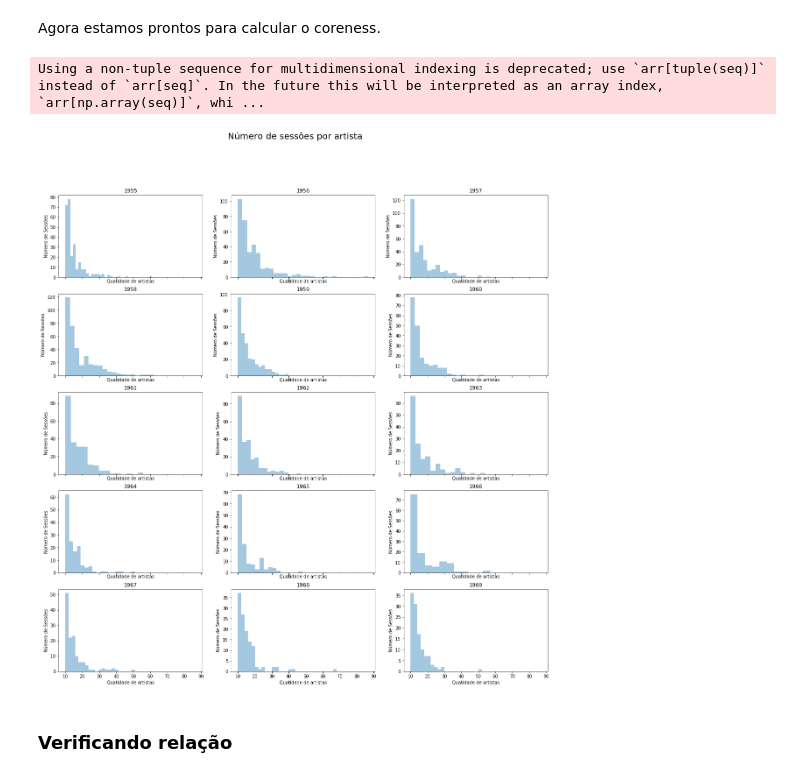
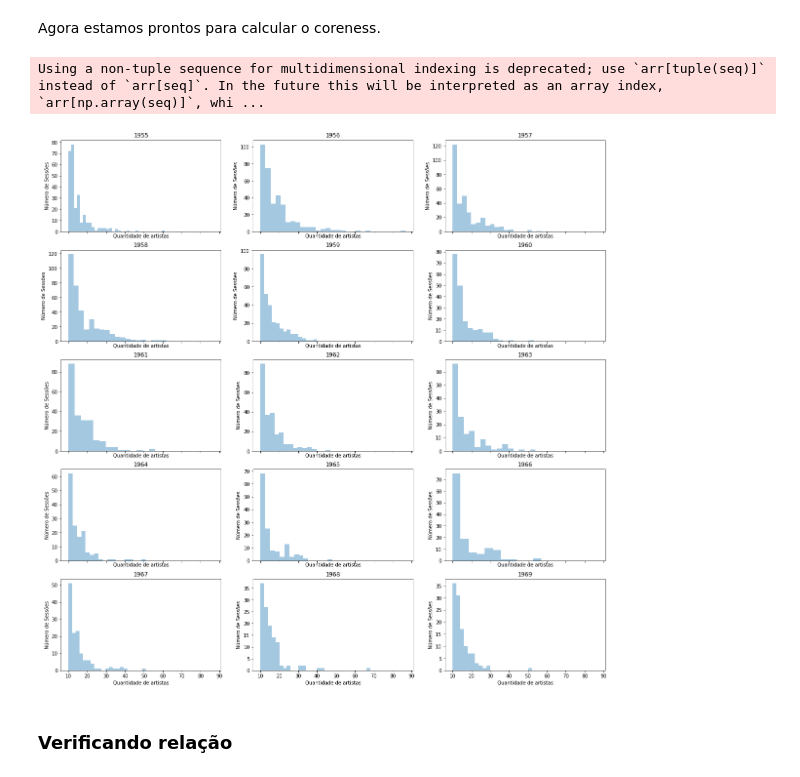
Before and after one commit to martimfj/redesoc-2018, a Jupyter notebook: Encontro08/material.ipynb, the cells around one changed output. Cells and saved outputs as stored; diff of their text form; code cells hidden in the pictures.

```diff
--- a/Encontro08/material.ipynb
+++ b/Encontro08/material.ipynb
@@ -114,7 +114,7 @@ def remove_less10(graph):
 def plot_hist(graph, pos, name):
     sns.distplot([graph.nodes[n]['sessions'] for n in graph.nodes], kde=False, ax=axes[pos[0], pos[1]])
     axes[pos[0], pos[1]].set_title(name)
-    axes[pos[0], pos[1]].set(xlabel='Quatidade de artistas', ylabel='Número de Sessões')
+    axes[pos[0], pos[1]].set(xlabel='Quantidade de artistas', ylabel='Número de Sessões')
 
 
 def make_list(graphs, attribute):
@@ -195,25 +195,25 @@ write_coreness(sg68)
 write_coreness(sg69)
 # %%
 fig, axes = plt.subplots(5, 3, figsize=(20, 20), sharex=True)
-fig.suptitle("Número de sessões por artista", fontsize=20)
+#fig.suptitle("Número de sessões por artista", fontsize=20)
 plot_hist(sg55, (0,0), "1955")
 plot_hist(sg56, (0,1), "1956")
 plot_hist(sg57, (0,2), "1957")
 plot_hist(sg58, (1,0), "1958")
 plot_hist(sg59, (1,1), "1959")
 plot_hist(sg60, (1,2), "1960")
 plot_hist(sg61, (2,0), "1961")
 plot_hist(sg62, (2,1), "1962")
 plot_hist(sg63, (2,2), "1963")
 plot_hist(sg64, (3,0), "1964")
 plot_hist(sg65, (3,1), "1965")
 plot_hist(sg66, (3,2), "1966")
 plot_hist(sg67, (4,0), "1967")
 plot_hist(sg68, (4,1), "1968")
 plot_hist(sg69, (4,2), "1969")
 # %% [output]
 Using a non-tuple sequence for multidimensional indexing is deprecated; use `arr[tuple(seq)]` instead of `arr[seq]`. In the future this will be interpreted as an array index, `arr[np.array(seq)]`, whi ...
-[figure, old version]
+[figure, new version]
 # %% [markdown]
 ### Verificando relação
 # %%
```
Also changed, not shown: parts of 6 cells of this notebook, 2 other files.
